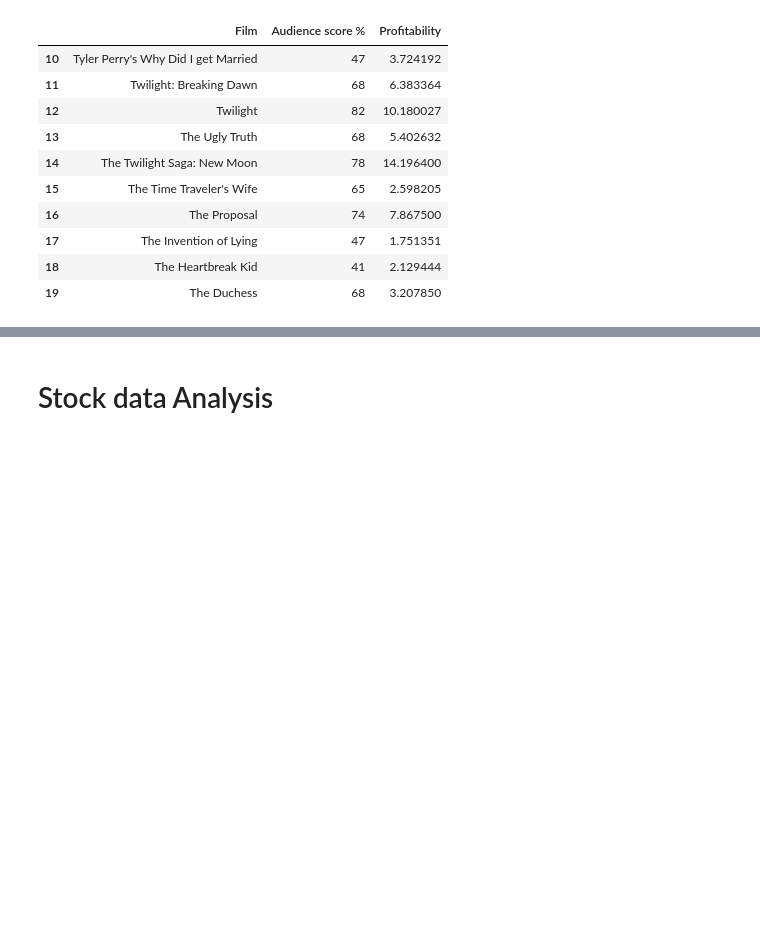
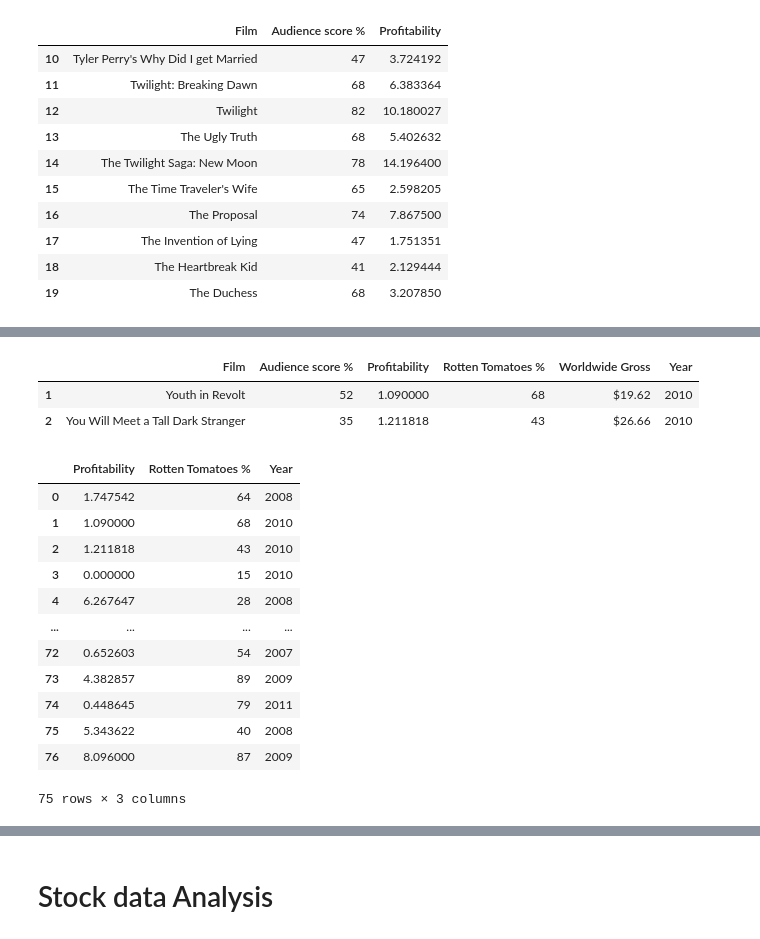
Before and after one commit to vinay2k2/HealthcareBasicsAndImageProcessing, a Jupyter notebook: PandasTemplate.ipynb, the cells around one changed output, grey strips where cells are left out. Drawn from its saved outputs; the diff is of its cells as text; code cells hidden in the pictures; blank space fills up the shorter version.

```diff
--- a/PandasTemplate.ipynb
+++ b/PandasTemplate.ipynb
@@ -647,0 +656,24 @@ TypeError: ignored
+# %%
+#Searching within the column Value this doesnot seem to work
+movies_df[movies_df['Film'].str.match(r'(Y|y)ou') ==True]
+# %% [output]
+|  | Film | Audience score % | Profitability | Rotten Tomatoes % | Worldwide Gross | Year |
+| 1 | Youth in Revolt | 52 | 1.090000 | 68 | $19.62 | 2010 |
+| 2 | You Will Meet a Tall Dark Stranger | 35 | 1.211818 | 43 | $26.66 | 2010 |
+# %%
+# FILTERING COLUMN NAME where column name has 'a' in it
+movies_df.filter(like = 'a')
+# %% [output]
+|  | Profitability | Rotten Tomatoes % | Year |
+| 0 | 1.747542 | 64 | 2008 |
+| 1 | 1.090000 | 68 | 2010 |
+| 2 | 1.211818 | 43 | 2010 |
+| 3 | 0.000000 | 15 | 2010 |
+| 4 | 6.267647 | 28 | 2008 |
+| ... | ... | ... | ... |
+| 72 | 0.652603 | 54 | 2007 |
+| 73 | 4.382857 | 89 | 2009 |
+| 74 | 0.448645 | 79 | 2011 |
+| 75 | 5.343622 | 40 | 2008 |
+| 76 | 8.096000 | 87 | 2009 |
+75 rows × 3 columns
```
Also changed, not shown: parts of 9 cells of this notebook.
